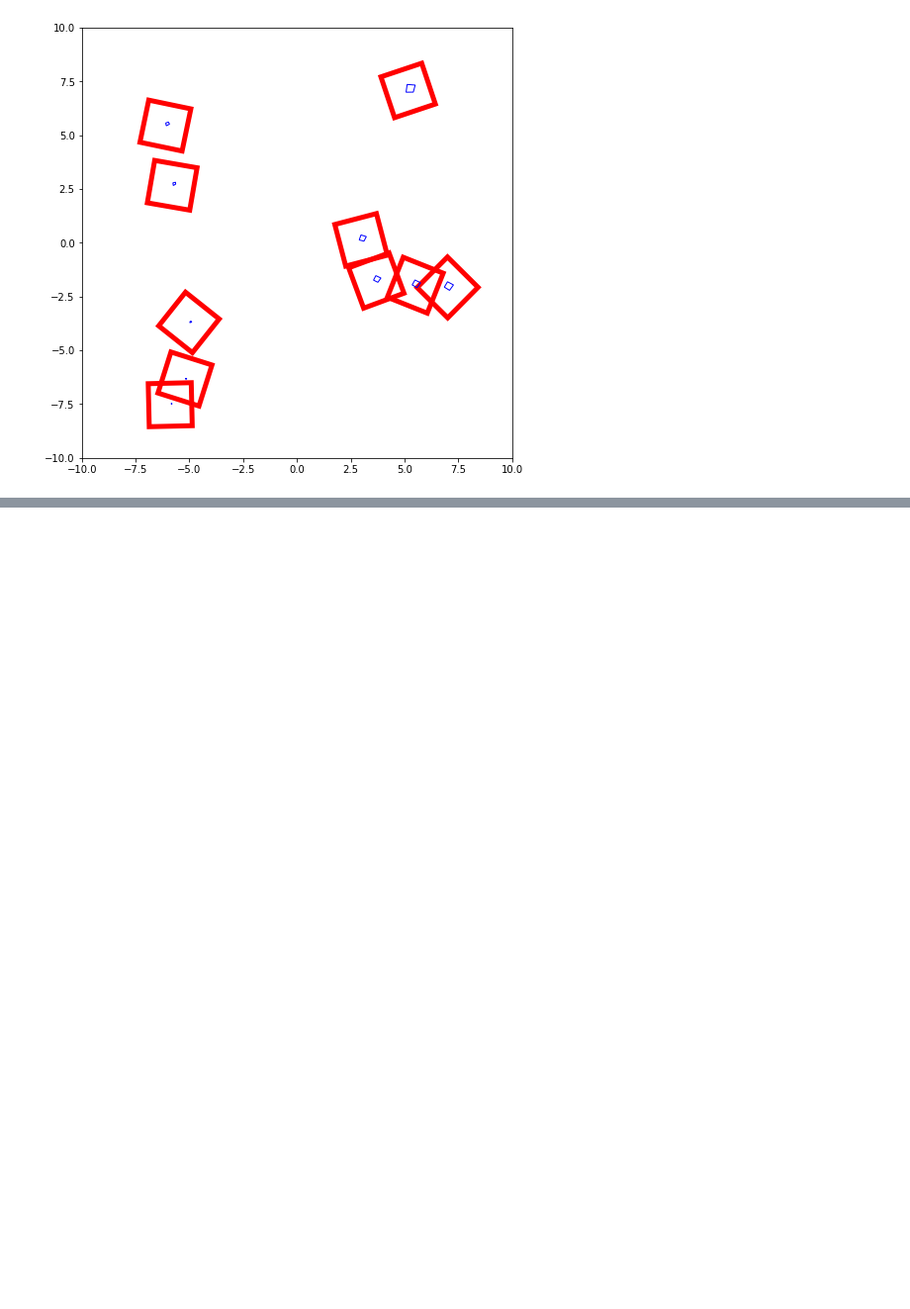
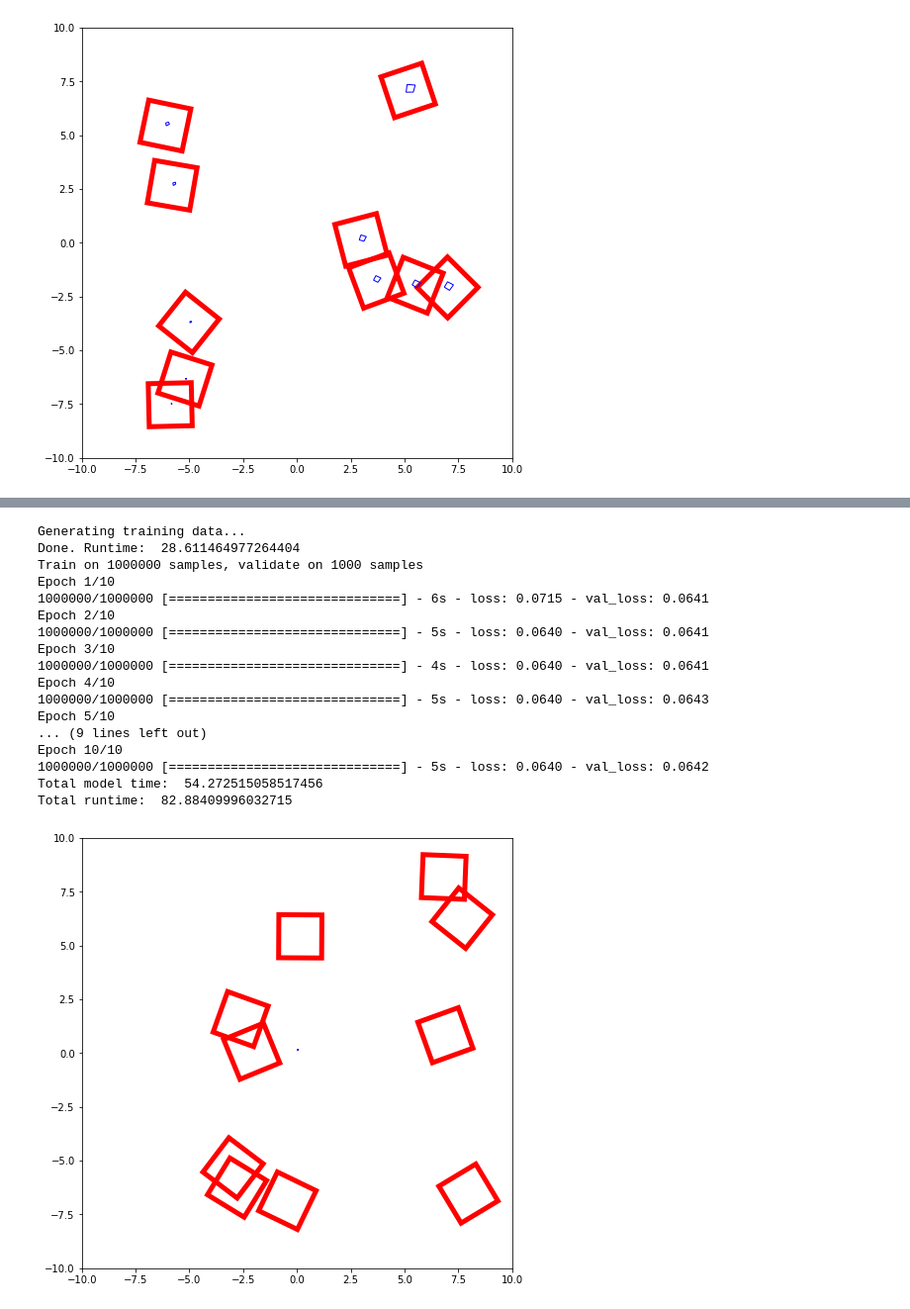
Before and after one commit to lawsonfulton/research-experiments, a Jupyter notebook: box-auto-enc/experiment book.ipynb, the cells around one changed output, grey strips where cells are left out. Shown at 99% size. Cells and saved outputs as stored; diff of their text form; code cells hidden in the pictures; blank space fills up the shorter version.

```diff
--- a/box-auto-enc/experiment book.ipynb
+++ b/box-auto-enc/experiment book.ipynb
@@ -508,0 +509,21 @@ Bad predicted data:  [[  1.18669748  10.16994286]
+# %%
+main()
+# %% [output]
+Generating training data...
+Done. Runtime:  28.611464977264404
+Train on 1000000 samples, validate on 1000 samples
+Epoch 1/10
+1000000/1000000 [==============================] - 6s - loss: 0.0715 - val_loss: 0.0641
+Epoch 2/10
+1000000/1000000 [==============================] - 5s - loss: 0.0640 - val_loss: 0.0641
+Epoch 3/10
+1000000/1000000 [==============================] - 4s - loss: 0.0640 - val_loss: 0.0641
+Epoch 4/10
+1000000/1000000 [==============================] - 5s - loss: 0.0640 - val_loss: 0.0643
+Epoch 5/10
+... (9 lines left out)
+Epoch 10/10
+1000000/1000000 [==============================] - 5s - loss: 0.0640 - val_loss: 0.0642
+Total model time:  54.272515058517456
+Total runtime:  82.88409996032715
+[figure, added]
```
Also changed, not shown: parts of 33 cells of this notebook, 1 other file.
